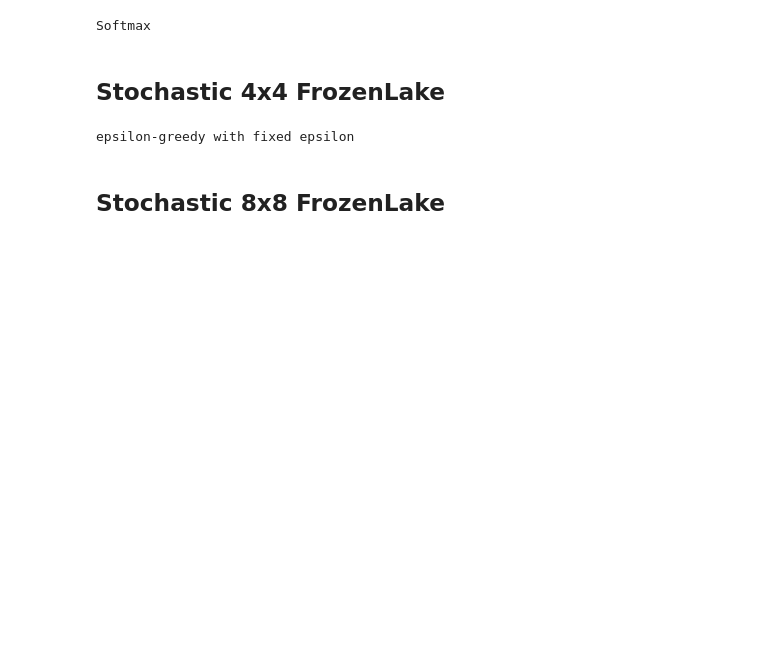
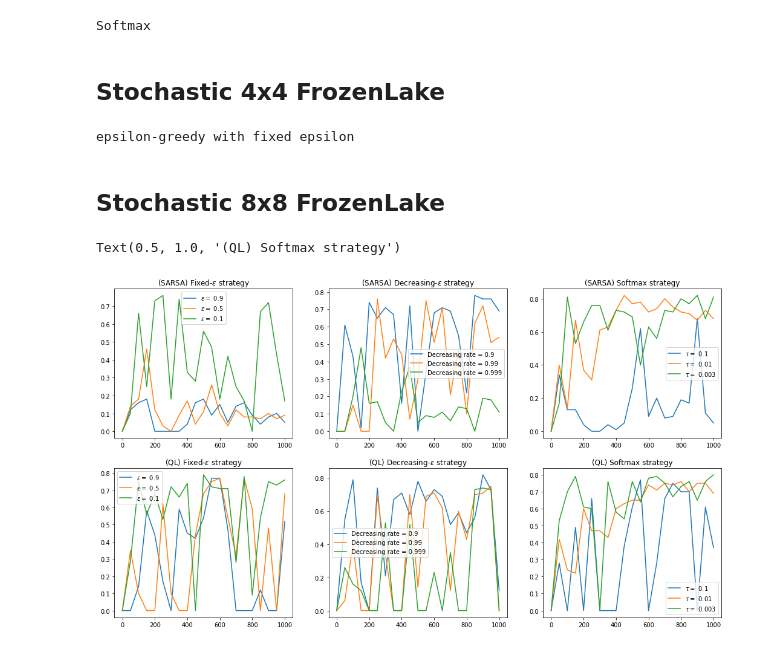
Before and after one commit to AntGro/P3A-Deep-Reinforcement-Learning, a Jupyter notebook: Notebooks/TD_Learning.ipynb, the cells around one changed output. Drawn from its saved outputs; the diff is of its cells as text; code cells hidden in the pictures; blank space fills up the shorter version.

```diff
--- a/Notebooks/TD_Learning.ipynb
+++ b/Notebooks/TD_Learning.ipynb
@@ -67,3 +67,72 @@ epsilon-greedy with fixed epsilon
 ## Stochastic 8x8 FrozenLake
 # %%
 compareMethods("FrozenLake8x8-v0", nEpisodeAccuracy=1000, threshold=0.8, nEpisodeMax=10000)
+# %%
+env = gym.make("FrozenLake-v0")
+# %%
+nEp = 1000
+
+plt.figure(figsize=(18,10))
+
+plt.subplot(2,3,1)
+Eps = [0.9,0.5,0.1]
+for eps in Eps:
+    q, a = SARSA(env, nEpisode=nEp, epsilon0=eps, decreaseRate=1, softmax=False,
+          tau=0.01)
+    plt.plot(np.arange(len(a))*50, a, label = "$\epsilon =$ {}".format(eps))
+
+plt.legend()
+plt.title("(SARSA) Fixed-$\epsilon$ strategy")
+
+plt.subplot(2,3,2)
+DR = [0.9,0.99,0.999]
+for dr in DR:
+    q, a = SARSA(env, nEpisode=nEp, epsilon0=0.9, decreaseRate=dr, softmax=False,
+          tau=0.01)
+    plt.plot(np.arange(len(a))*50, a, label = "Decreasing rate = {}".format(dr))
+
+plt.legend()
+plt.title("(SARSA) Decreasing-$\epsilon$ strategy")
+
+plt.subplot(2,3,3)
+Tau = [0.1,0.01,0.003]
+for tau in Tau:
+    q, a = SARSA(env, nEpisode=nEp, epsilon0=0.9, decreaseRate=1, softmax=True,
+          tau=tau)
+    plt.plot(np.arange(len(a))*50, a, label = "$\\tau =$ {}".format(tau))
+
+plt.legend()
+plt.title("(SARSA) Softmax strategy")
+
+plt.subplot(2,3,4)
+Eps = [0.9,0.5,0.1]
+for eps in Eps:
+    q, a = QLearning(env, nEpisode=nEp, epsilon0=eps, decreaseRate=1, softmax=False,
+          tau=0.01)
+    plt.plot(np.arange(len(a))*50, a, label = "$\epsilon =$ {}".format(eps))
+
+plt.legend()
+plt.title("(QL) Fixed-$\epsilon$ strategy")
+
+plt.subplot(2,3,5)
+DR = [0.9,0.99,0.999]
+for dr in DR:
+    q, a = QLearning(env, nEpisode=nEp, epsilon0=0.9, decreaseRate=dr, softmax=False,
+          tau=0.01)
+    plt.plot(np.arange(len(a))*50, a, label = "Decreasing rate = {}".format(dr))
+
+plt.legend()
+plt.title("(QL) Decreasing-$\epsilon$ strategy")
+
+plt.subplot(2,3,6)
+Tau = [0.1,0.01,0.003]
+for tau in Tau:
+    q, a = QLearning(env, nEpisode=nEp, epsilon0=0.9, decreaseRate=1, softmax=True,
+          tau=tau)
+    plt.plot(np.arange(len(a))*50, a, label = "$\\tau =$ {}".format(tau))
+
+plt.legend()
+plt.title("(QL) Softmax strategy")
+# %% [output]
+Text(0.5, 1.0, '(QL) Softmax strategy')
+[figure, added]
```
Also changed, not shown: parts of 4 cells of this notebook, 4 other files.
